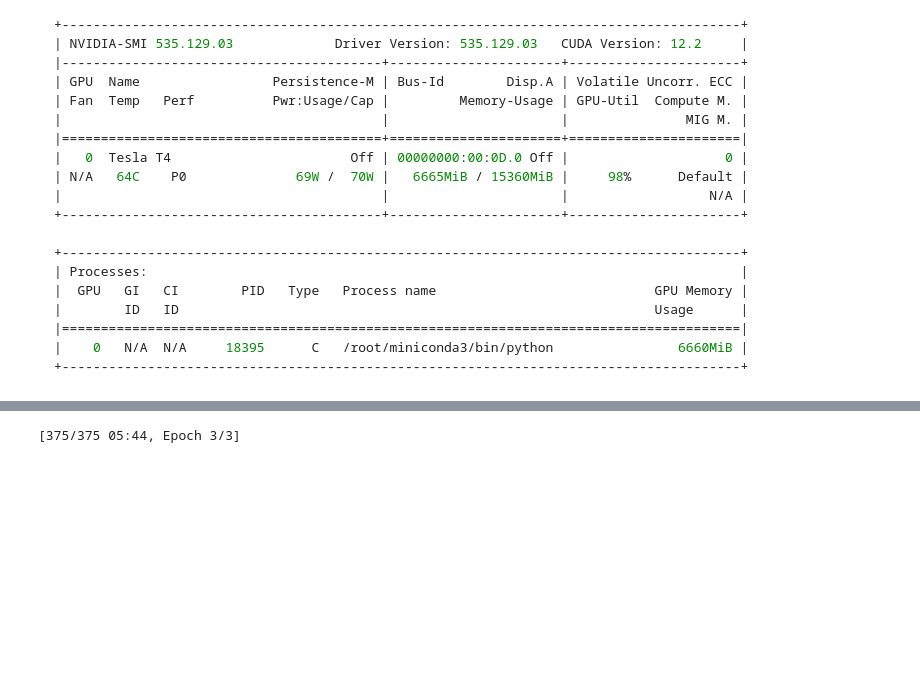
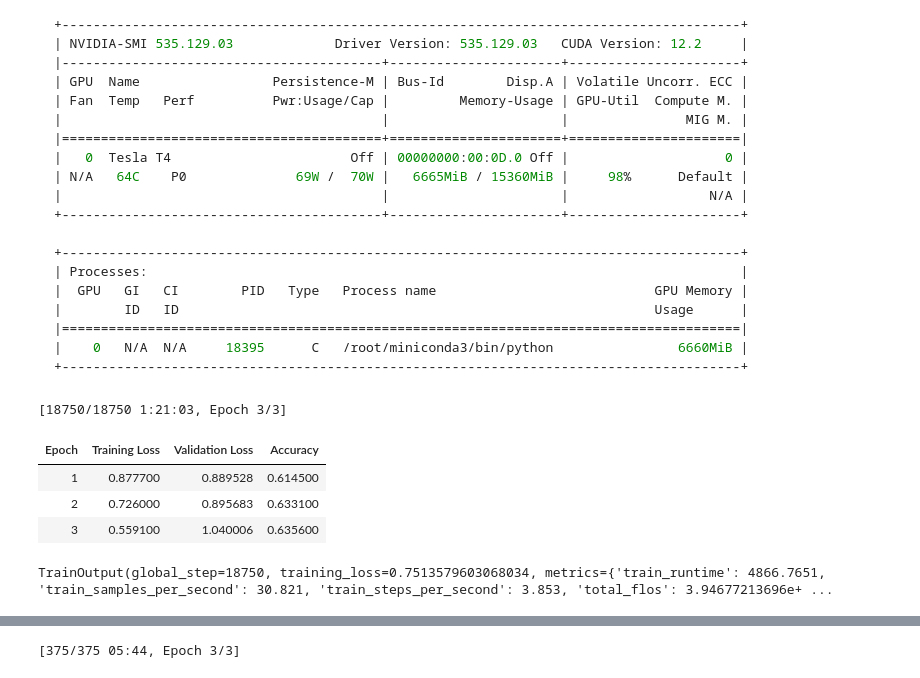
Before and after one commit to sunying008/llm-quickstart, a Jupyter notebook: transformers/fine-tune-quickstart.ipynb, the cells around one changed output, grey strips where cells are left out. Saved outputs shown, nothing was run; the diff lists cells and outputs as text; code cells hidden in the pictures; blank space fills up the shorter version.

````diff
--- a/transformers/fine-tune-quickstart.ipynb
+++ b/transformers/fine-tune-quickstart.ipynb
@@ -135,8 +138,8 @@ show_random_elements(tokenized_datasets["train"], num_examples=1)
 
 `shuffle()`函数会随机重新排列列的值。如果您希望对用于洗牌数据集的算法有更多控制，可以在此函数中指定generator参数来使用不同的numpy.random.Generator。
 # %%
-small_train_dataset = tokenized_datasets["train"].shuffle(seed=42).select(range(1000))
-small_eval_dataset = tokenized_datasets["test"].shuffle(seed=42).select(range(1000))
+small_train_dataset = tokenized_datasets["train"].shuffle(seed=42).select(range(50000))
+small_eval_dataset = tokenized_datasets["test"].shuffle(seed=42).select(range(10000))
 # %% [markdown]
 ## 微调训练配置
 
@@ -270,3 +277,12 @@ Wed Dec 20 14:37:41 2023
 |    0   N/A  N/A     18395      C   /root/miniconda3/bin/python                6660MiB |
 +---------------------------------------------------------------------------------------+
 ```
+# %%
+trainer.train()
+# %% [output]
+[18750/18750 1:21:03, Epoch 3/3]
+| Epoch | Training Loss | Validation Loss | Accuracy |
+| 1 | 0.877700 | 0.889528 | 0.614500 |
+| 2 | 0.726000 | 0.895683 | 0.633100 |
+| 3 | 0.559100 | 1.040006 | 0.635600 |
+TrainOutput(global_step=18750, training_loss=0.7513579603068034, metrics={'train_runtime': 4866.7651, 'train_samples_per_second': 30.821, 'train_steps_per_second': 3.853, 'total_flos': 3.94677213696e+ ...
````
Also changed, not shown: parts of 10 cells of this notebook, 1 other file.
